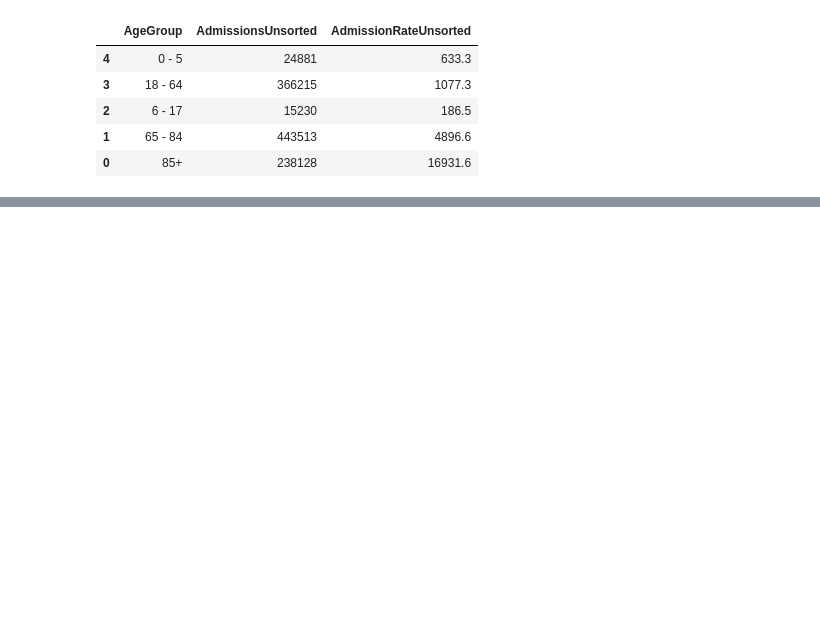
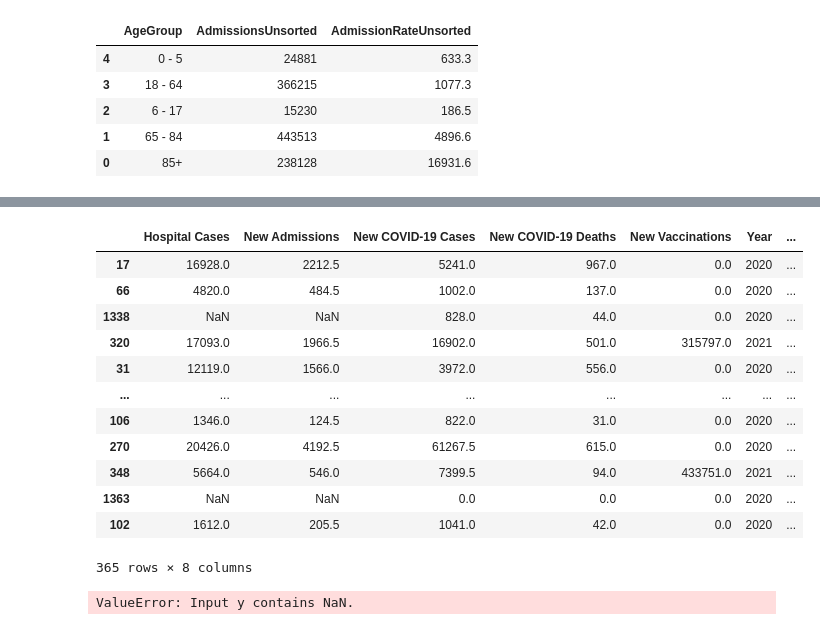
Before and after one commit to michaelajao/Multivate-forecasting, a Jupyter notebook: script/Data_preprocess.ipynb, the cells around one changed output, grey strips where cells are left out. Drawn from its saved outputs; the diff is of its cells as text; code cells hidden in the pictures; blank space fills up the shorter version.

```diff
--- a/script/Data_preprocess.ipynb
+++ b/script/Data_preprocess.ipynb
@@ -234,0 +314,22 @@ plt.show()
+# %%
+# Filter data for 2020 and early 2021
+combined_data["Date"] = pd.to_datetime(combined_data["Date"])
+data_2020_early_2021 = combined_data[
+    (combined_data["Date"].dt.year == 2020)
+    | ((combined_data["Date"].dt.year == 2021) & (combined_data["Date"].dt.month <= 4))
+]
+
+# High Infection and Hospitalization Scenario
+data_high_infection = data_2020_early_2021.copy()
+data_high_infection["New COVID-19 Cases"] *= 1.5
+data_high_infection["New Admissions"] *= 1.5
+
+# Effective Vaccination Scenario
+data_effective_vaccination = data_2020_early_2021.copy()
+data_effective_vaccination["New Admissions"] *= 0.7
+data_effective_vaccination["MV Beds Occupied"] *= 0.7
+
+# Resource Strain Scenario
+data_resource_strain = data_2020_early_2021.copy()
+data_resource_strain["Hospital Cases"] *= 1.25
+data_resource_strain["MV Beds Occupied"] *= 1.25
@@ -234,0 +345,8 @@ plt.show()
+# %%
+# Example for the High Infection Scenario
+data_high_infection["Year"] = data_high_infection["Date"].dt.year
+data_high_infection["Month"] = data_high_infection["Date"].dt.month
+data_high_infection["Day"] = data_high_infection["Date"].dt.day
+
+# Drop the original 'Date' column
+data_high_infection.drop("Date", axis=1, inplace=True)
@@ -234,0 +356,37 @@ plt.show()
+# %%
+X = data_high_infection.drop("MV Beds Occupied", axis=1)
+y = data_high_infection["MV Beds Occupied"]
+X_train, X_test, y_train, y_test = train_test_split(
+    X, y, test_size=0.2, random_state=42
+)
+# %%
+X_train
+# %% [output]
+|  | Hospital Cases | New Admissions | New COVID-19 Cases | New COVID-19 Deaths | New Vaccinations | Year | ... |
+| 17 | 16928.0 | 2212.5 | 5241.0 | 967.0 | 0.0 | 2020 | ... |
+| 66 | 4820.0 | 484.5 | 1002.0 | 137.0 | 0.0 | 2020 | ... |
+| 1338 | NaN | NaN | 828.0 | 44.0 | 0.0 | 2020 | ... |
+| 320 | 17093.0 | 1966.5 | 16902.0 | 501.0 | 315797.0 | 2021 | ... |
+| 31 | 12119.0 | 1566.0 | 3972.0 | 556.0 | 0.0 | 2020 | ... |
+| ... | ... | ... | ... | ... | ... | ... | ... |
+| 106 | 1346.0 | 124.5 | 822.0 | 31.0 | 0.0 | 2020 | ... |
+| 270 | 20426.0 | 4192.5 | 61267.5 | 615.0 | 0.0 | 2020 | ... |
+| 348 | 5664.0 | 546.0 | 7399.5 | 94.0 | 433751.0 | 2021 | ... |
+| 1363 | NaN | NaN | 0.0 | 0.0 | 0.0 | 2020 | ... |
+| 102 | 1612.0 | 205.5 | 1041.0 | 42.0 | 0.0 | 2020 | ... |
+365 rows × 8 columns
+# %%
+# Training the model
+model = RandomForestRegressor(n_estimators=100, random_state=42)
+# Creating a pipeline that first imputes the data then fits the model
+pipeline = Pipeline(steps=[("imputation", imputer), ("model", model)])
+pipeline.fit(X_train, y_train)
+
+# Making predictions
+y_pred = pipeline.predict(X_test)
+
+# Evaluating the model
+rmse = np.sqrt(mean_squared_error(y_test, y_pred))
+print("Root Mean Squared Error: ", rmse)
+# %% [output]
+ValueError: Input y contains NaN.
```
Also changed, not shown: parts of 21 cells of this notebook.
